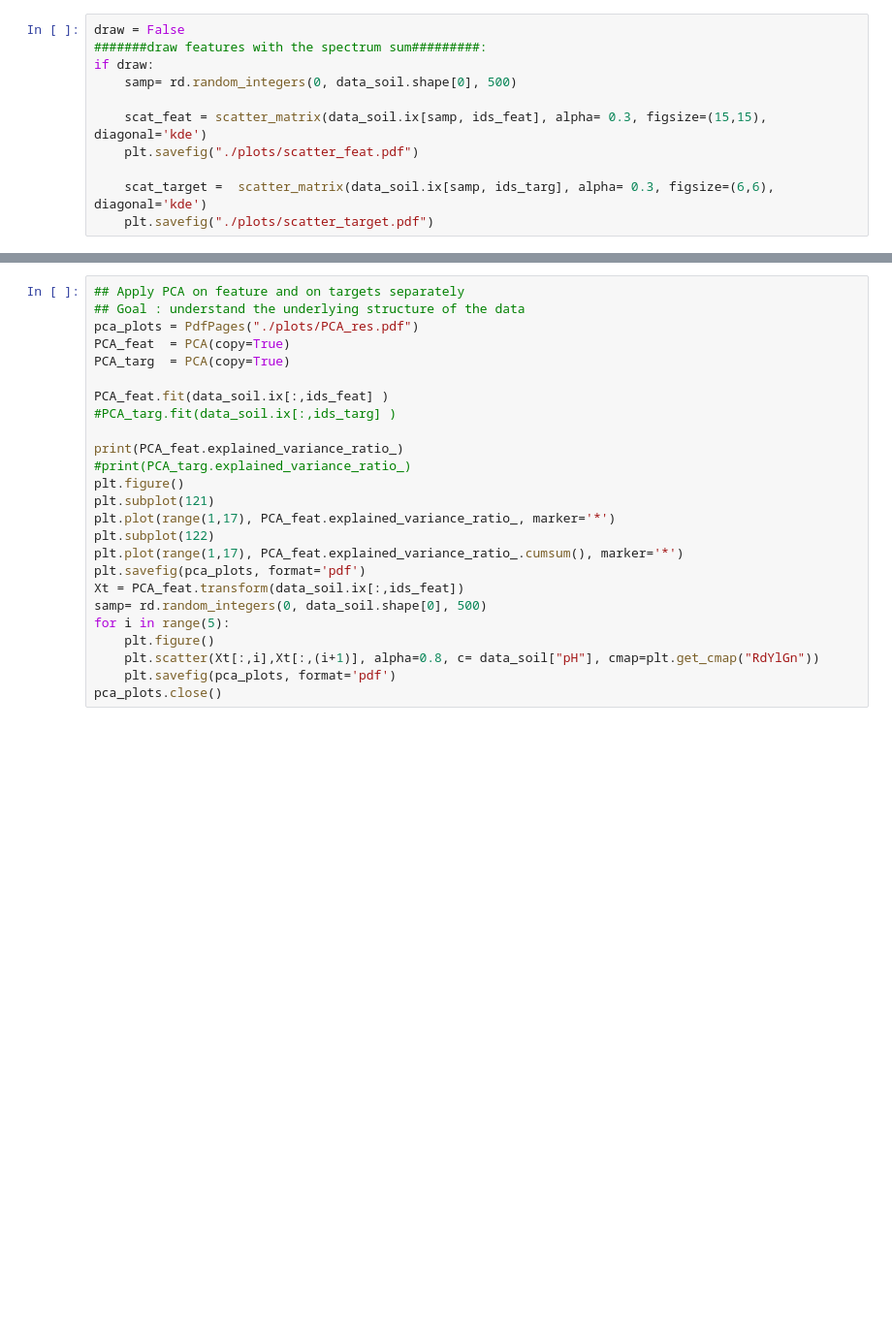
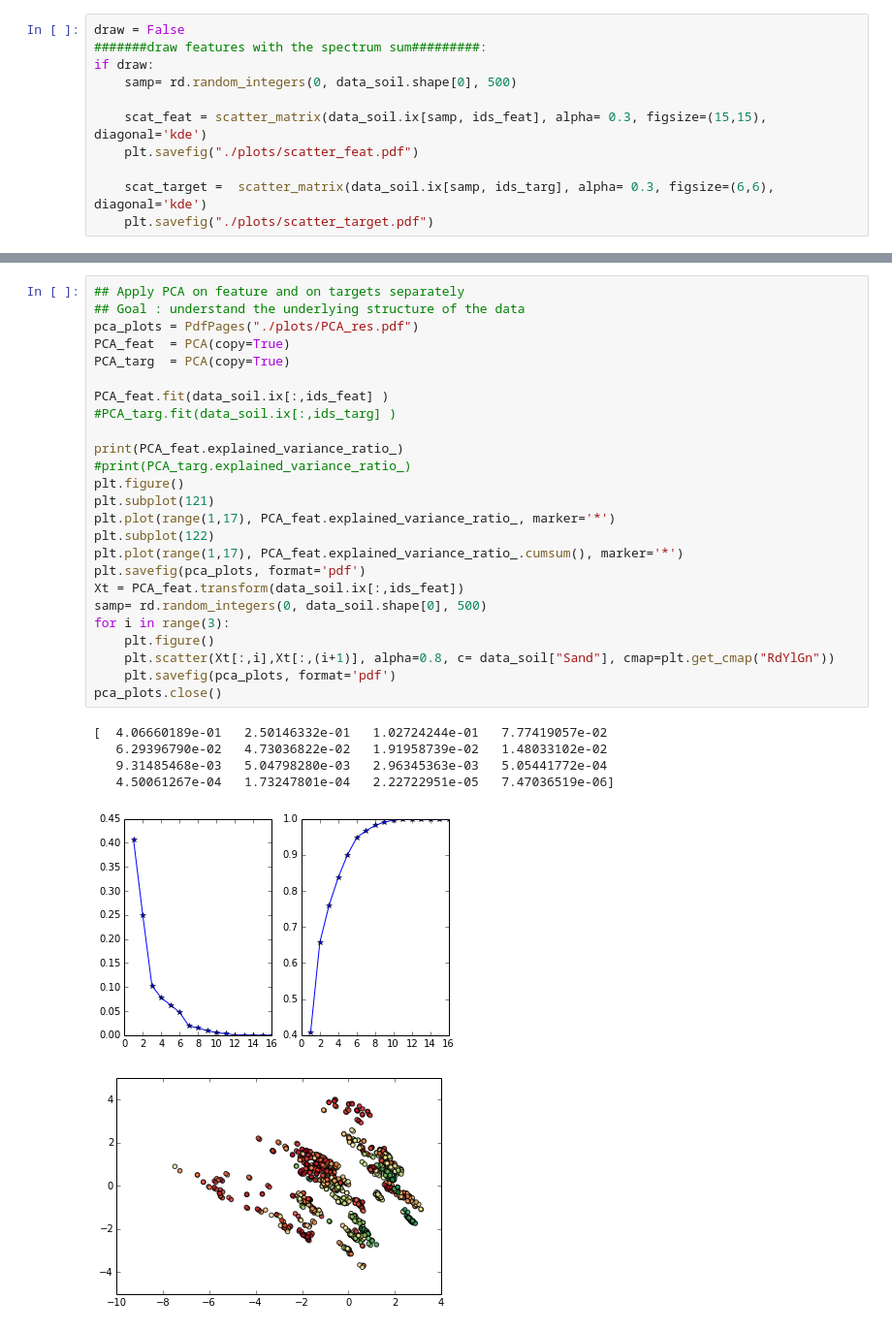
Before and after one commit to hjulienne/stat_compet_AFS, a Jupyter notebook: explore_data.ipynb, the cells around one changed output, grey strips where cells are left out. Shown at 97% size. Drawn from its saved outputs; the diff is of its cells as text; blank space fills up the shorter version.

```diff
--- a/explore_data.ipynb
+++ b/explore_data.ipynb
@@ -62,25 +64,32 @@ kde_plots.close()
 # %%
 ## Apply PCA on feature and on targets separately
 ## Goal : understand the underlying structure of the data
 pca_plots = PdfPages("./plots/PCA_res.pdf")
 PCA_feat  = PCA(copy=True)
 PCA_targ  = PCA(copy=True)
 
 PCA_feat.fit(data_soil.ix[:,ids_feat] )
 #PCA_targ.fit(data_soil.ix[:,ids_targ] )
 
 print(PCA_feat.explained_variance_ratio_)
 #print(PCA_targ.explained_variance_ratio_)
 plt.figure()
 plt.subplot(121)
 plt.plot(range(1,17), PCA_feat.explained_variance_ratio_, marker='*')
 plt.subplot(122)
 plt.plot(range(1,17), PCA_feat.explained_variance_ratio_.cumsum(), marker='*')
 plt.savefig(pca_plots, format='pdf')
 Xt = PCA_feat.transform(data_soil.ix[:,ids_feat])
 samp= rd.random_integers(0, data_soil.shape[0], 500)
-for i in range(5):
+for i in range(3):
     plt.figure()
-    plt.scatter(Xt[:,i],Xt[:,(i+1)], alpha=0.8, c= data_soil["pH"], cmap=plt.get_cmap("RdYlGn"))
+    plt.scatter(Xt[:,i],Xt[:,(i+1)], alpha=0.8, c= data_soil["Sand"], cmap=plt.get_cmap("RdYlGn"))
     plt.savefig(pca_plots, format='pdf')
 pca_plots.close()
+# %% [output]
+[  4.06660189e-01   2.50146332e-01   1.02724244e-01   7.77419057e-02
+   6.29396790e-02   4.73036822e-02   1.91958739e-02   1.48033102e-02
+   9.31485468e-03   5.04798280e-03   2.96345363e-03   5.05441772e-04
+   4.50061267e-04   1.73247801e-04   2.22722951e-05   7.47036519e-06]
+[figure, added]
+[figure, added]
```
Also changed, not shown: parts of 5 cells of this notebook, 3 other files.
